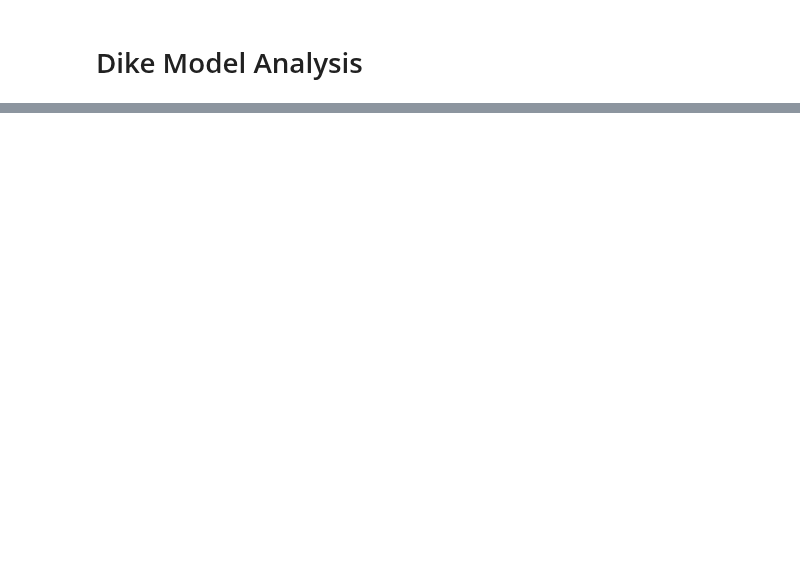
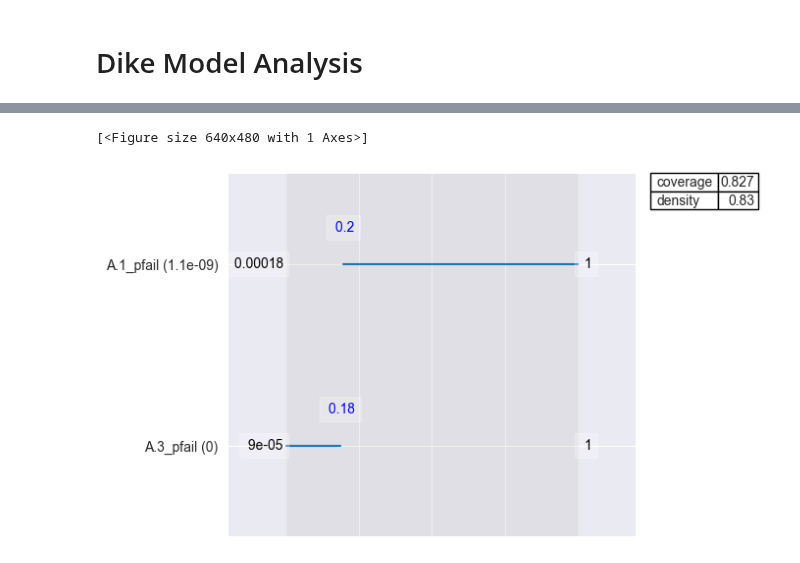
Before and after one commit to ndaswani1/EPA141A-labs, a Jupyter notebook: final assignment/dike_model_prim_analysis.ipynb, the cells around one changed output, grey strips where cells are left out. Cells and saved outputs as stored; diff of their text form; code cells hidden in the pictures; blank space fills up the shorter version.

```diff
--- a/final assignment/dike_model_prim_analysis.ipynb
+++ b/final assignment/dike_model_prim_analysis.ipynb
@@ -141,0 +120,6 @@ plt.show()
+# %%
+# Define PRIM
+sd_alg = prim.Prim(x=X, y=y, threshold=0.8, peel_alpha=0.1)
+# %%
+# Find box
+box = sd_alg.find_box()
@@ -141,0 +132,3 @@ plt.show()
+# %%
+# Determine point to study
+point_to_study = 18
@@ -141,0 +153,5 @@ plt.show()
+# %%
+box.inspect(point_to_study, style='graph')
+# %% [output]
+[<Figure size 640x480 with 1 Axes>]
+[figure, added]
```
Also changed, not shown: parts of 27 cells of this notebook.
